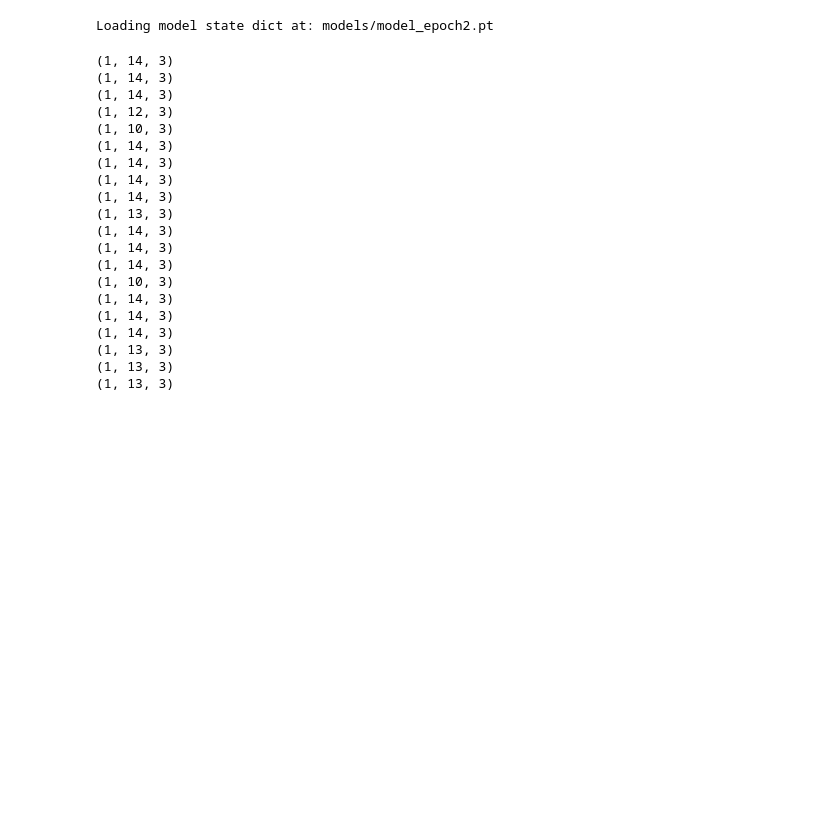
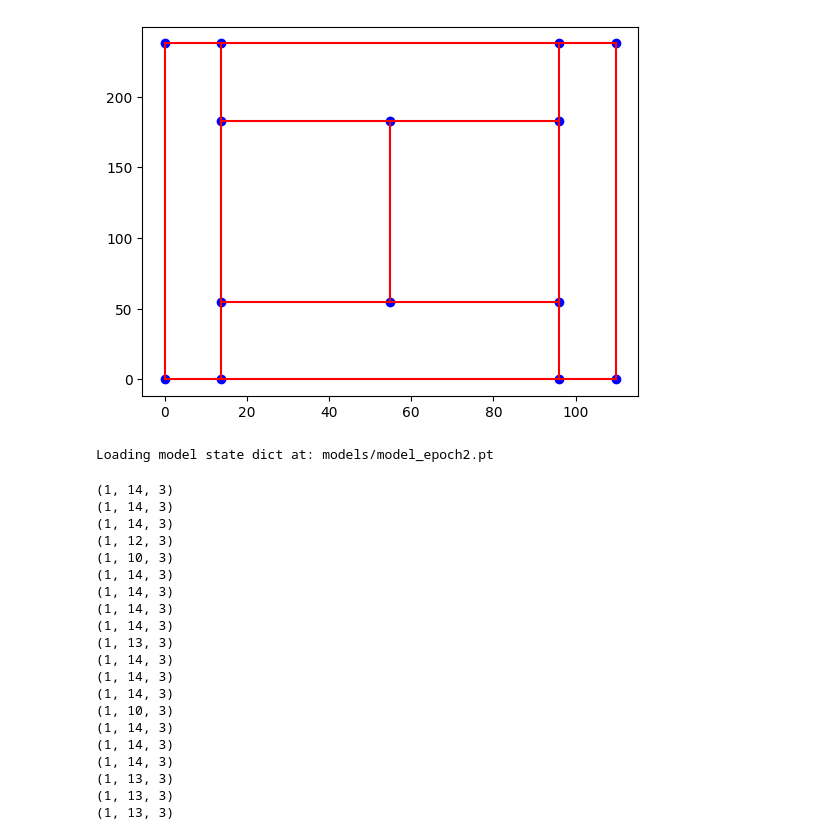
Before and after one commit to SebastianBitsch/tennis-court-tracker, a Jupyter notebook: notebooks/predict.ipynb, the cells around one changed output. Cells and saved outputs as stored; diff of their text form; code cells hidden in the pictures; blank space fills up the shorter version.

```diff
--- a/notebooks/predict.ipynb
+++ b/notebooks/predict.ipynb
@@ -63,7 +63,7 @@ court_line_names = {
 }
 court_lines = {
     0 : (0,  10),
-    1 : (10, 11),
+    1 : (1,  11),
     2 : (2,  12),
     3 : (3,  13),
     4 : (0,  3),
@@ -74,6 +74,18 @@ court_lines = {
 }
 
 court_points = np.array(list(court_point_positions.values()))
+# %%
+for (a,b) in court_lines.values():
+    pa = court_point_positions[a]
+    pb = court_point_positions[b]
+    plt.plot([pa[0], pb[0]], [pa[1], pb[1]], '-', c='r')
+
+for point in court_point_positions.values():
+    plt.scatter(point[0], point[1], c='b')
+
+plt.show()
+# %% [output]
+[figure, added]
 # %%
 original = np.array([
     [0,0],
```
Also changed, not shown: parts of 5 cells of this notebook, 2 other files.
